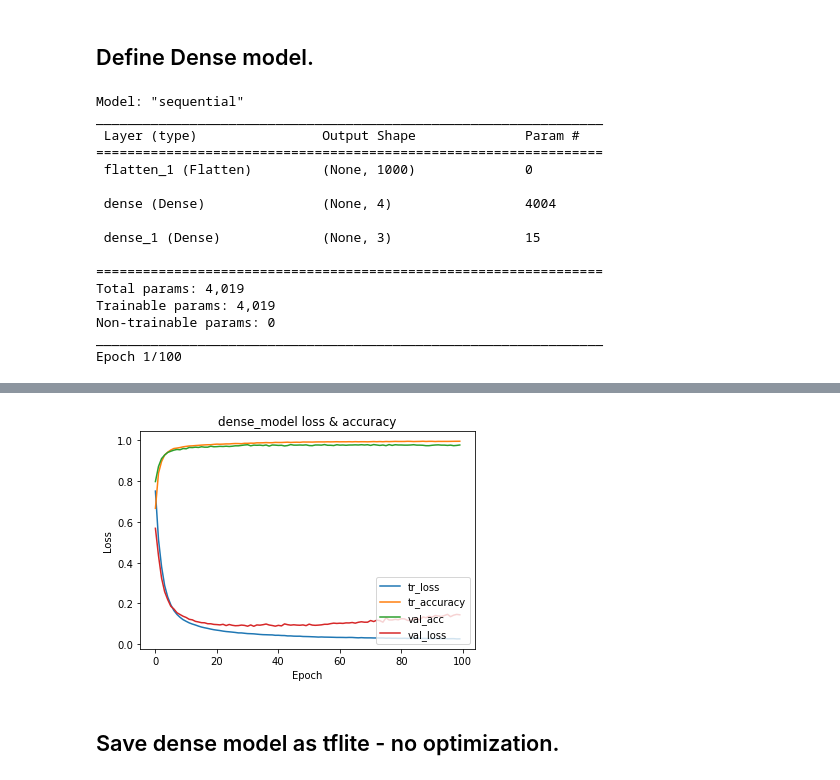
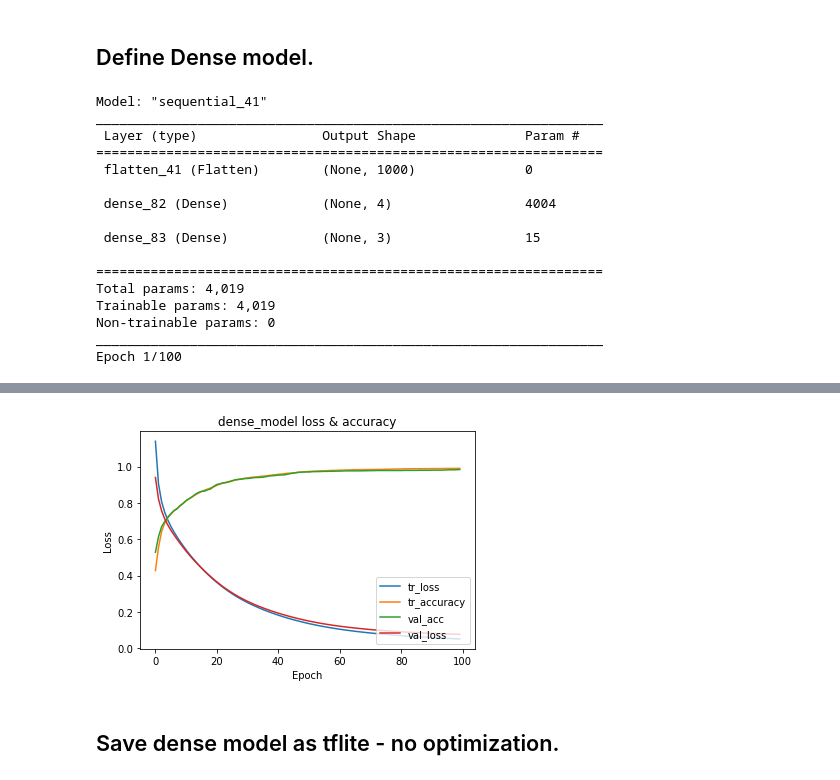
Before and after one commit to veysiadn/acustic-emission-models, a Jupyter notebook: convert_deploy.ipynb, the cells around one changed output, grey strips where cells are left out. Saved outputs shown, nothing was run; the diff lists cells and outputs as text; code cells hidden in the pictures.

Commit message:
update-dense-model

```diff
--- a/convert_deploy.ipynb
+++ b/convert_deploy.ipynb
@@ -549,18 +549,19 @@ tf.random.set_seed(SEED)
 train_dataset = tf.data.Dataset.from_tensor_slices((x_train, y_train))
 val_dataset = tf.data.Dataset.from_tensor_slices((x_val, y_val))
 BATCH_SIZE = 64
-SHUFFLE_BUFFER_SIZE = 100
-train_dataset = train_dataset.shuffle(SHUFFLE_BUFFER_SIZE).batch(BATCH_SIZE)
+# SHUFFLE_BUFFER_SIZE = 100
+train_dataset = train_dataset.batch(BATCH_SIZE)
 val_dataset = val_dataset.batch(BATCH_SIZE)
 # train_dataset.unbatch()
 
 dense_model = tf.keras.Sequential([
     tf.keras.layers.Flatten(input_shape=(1000,)),
-    tf.keras.layers.Dense(4, activation='swish'),
+    tf.keras.layers.Dense(4, activation='elu'),
     tf.keras.layers.Dense(3,activation='softmax')
 ])
 
-dense_model.compile(optimizer=tf.keras.optimizers.RMSprop(learning_rate=1e-3),
+
+dense_model.compile(optimizer=tf.keras.optimizers.Adam(learning_rate=1e-4),
               loss=tf.keras.losses.SparseCategoricalCrossentropy(from_logits=True),
               metrics=['accuracy'])
 dense_model.summary()
@@ -591,15 +592,15 @@ print(f"Validation Loss: {history.history['val_loss'][-1]}")
 
 plt.show()
 # %% [output]
-Model: "sequential"
+Model: "sequential_41"
 _________________________________________________________________
  Layer (type)                Output Shape              Param #
 =================================================================
- flatten_1 (Flatten)         (None, 1000)              0
+ flatten_41 (Flatten)        (None, 1000)              0
 
- dense (Dense)               (None, 4)                 4004
+ dense_82 (Dense)            (None, 4)                 4004
 
- dense_1 (Dense)             (None, 3)                 15
+ dense_83 (Dense)            (None, 3)                 15
 
 =================================================================
 Total params: 4,019
@@ -627,4 +628,4 @@ Validation Loss: 0.14420130848884583
-[figure, old version]
+[figure, new version]
 # %% [markdown]
 ## Save dense model as tflite - no optimization.
 # %%
```
Also changed, not shown: parts of 2 cells of this notebook.
